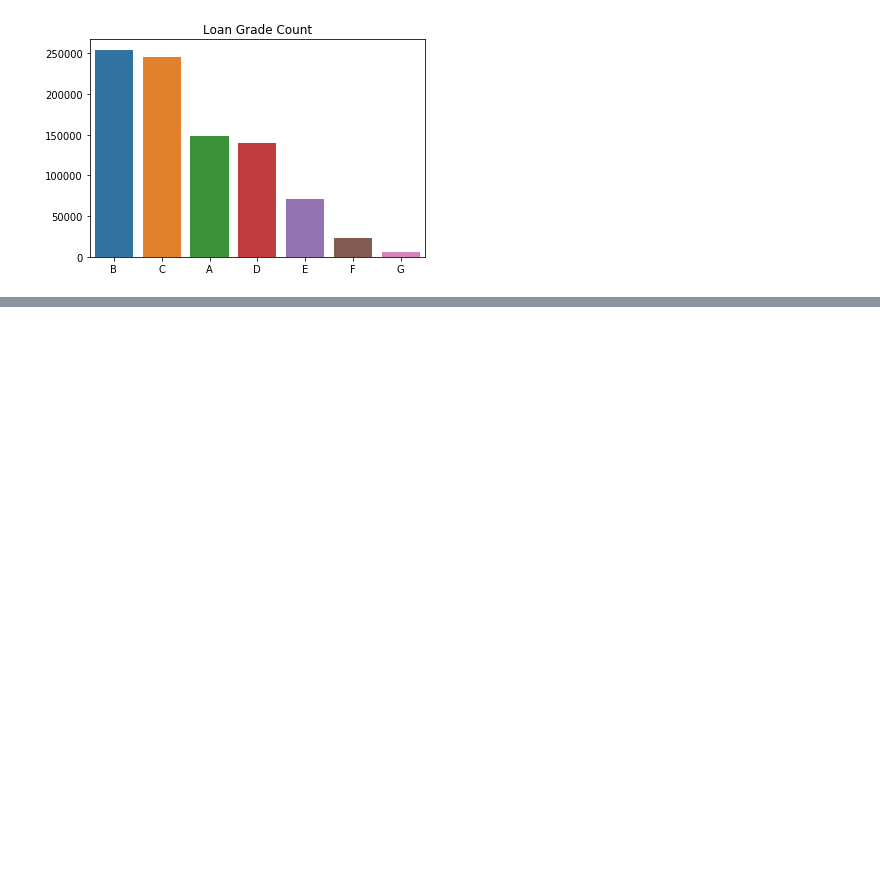
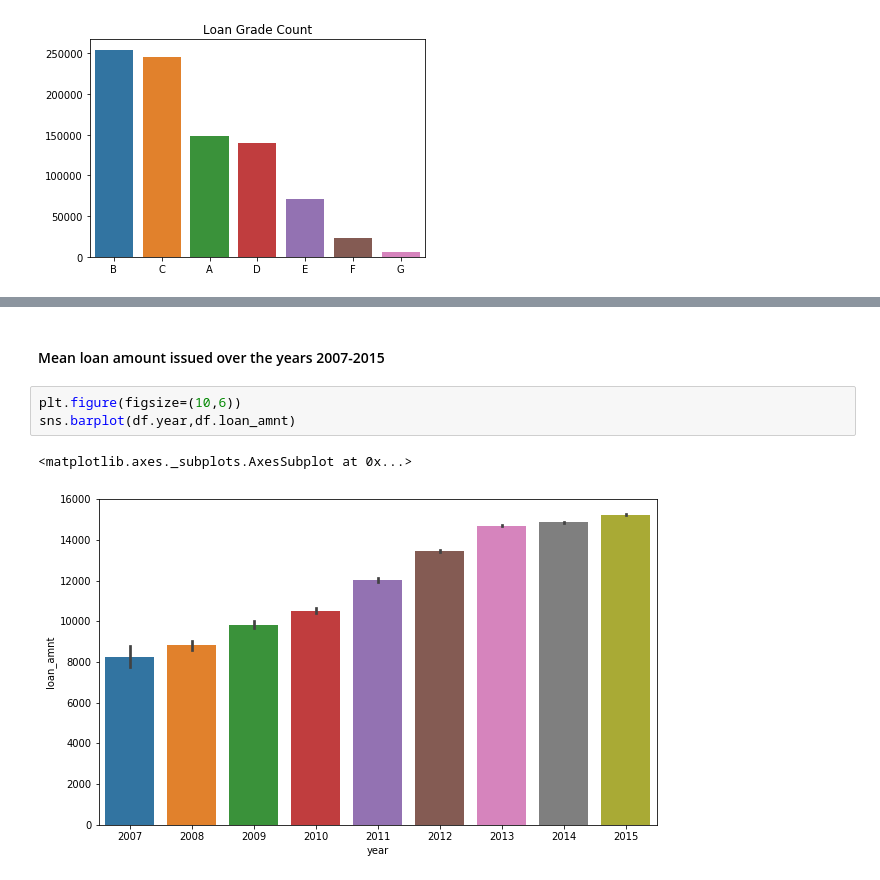
Before and after one commit to akshitvjain/LoanExtensionAnalysis, a Jupyter notebook: data_exploration.ipynb, the cells around one changed output, grey strips where cells are left out. Cells and saved outputs as stored; diff of their text form; blank space fills up the shorter version.

```diff
--- a/data_exploration.ipynb
+++ b/data_exploration.ipynb
@@ -66,0 +90,8 @@ Text(0.5,1,u'Loan Grade Count')
+# %% [markdown]
+<h4> Mean loan amount issued over the years 2007-2015 </h4>
+# %%
+plt.figure(figsize=(10,6))
+sns.barplot(df.year,df.loan_amnt)
+# %% [output]
+<matplotlib.axes._subplots.AxesSubplot at 0x...>
+[figure, added]
```
Also changed, not shown: parts of 7 cells of this notebook.
